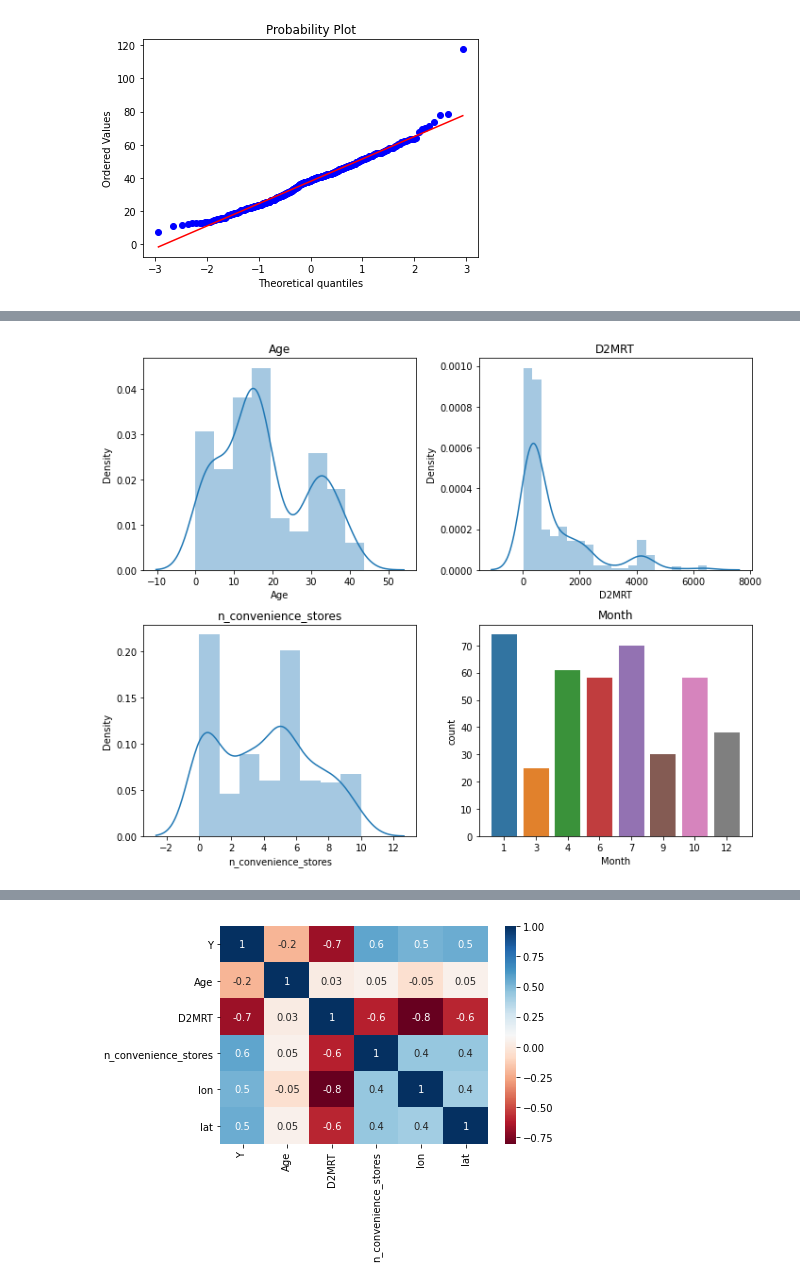
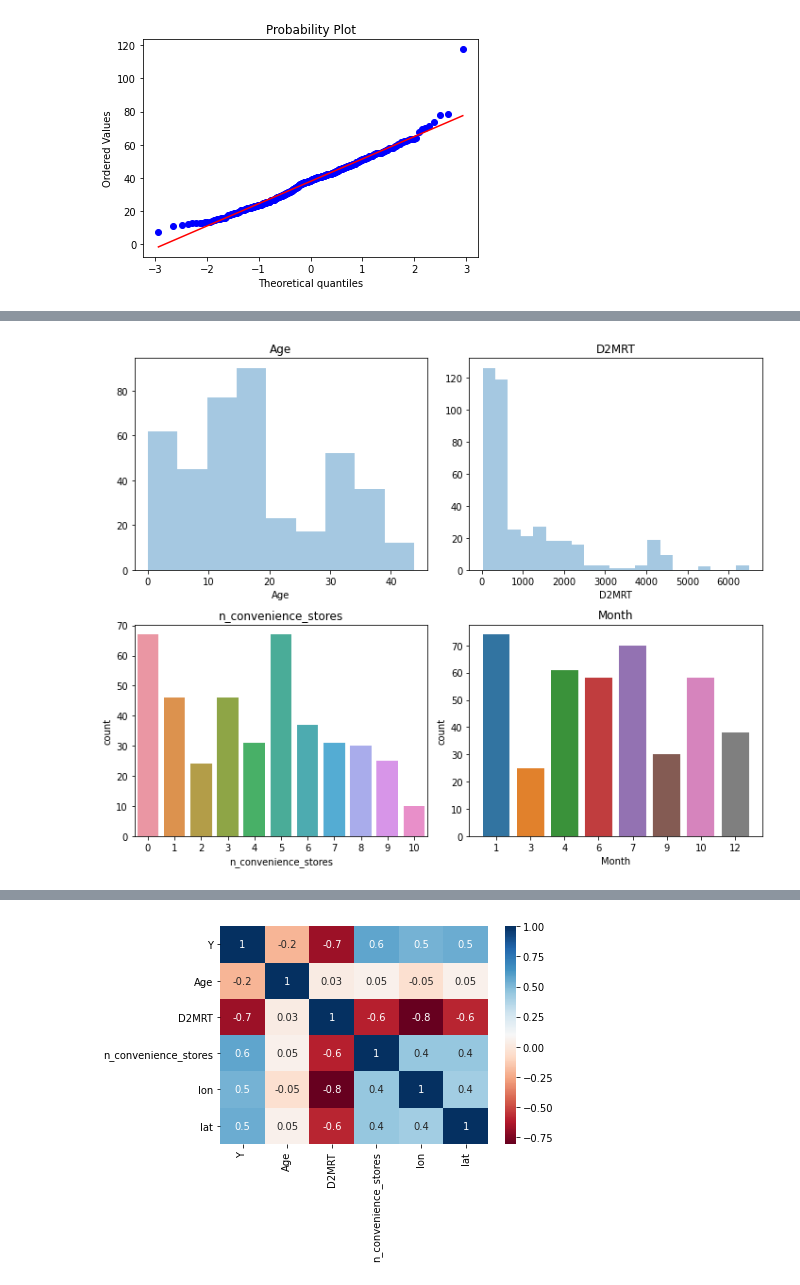
Before and after one commit to GallonShih/Projects, a Jupyter notebook: SideProject/04_UCI_Real_estate_valuation/Real Estate Valuation_V2.0.0.ipynb, the cells around one changed output, grey strips where cells are left out. Cells and saved outputs as stored; diff of their text form; code cells hidden in the pictures.

```diff
--- a/SideProject/04_UCI_Real_estate_valuation/Real Estate Valuation_V2.0.0.ipynb
+++ b/SideProject/04_UCI_Real_estate_valuation/Real Estate Valuation_V2.0.0.ipynb
@@ -662,30 +712,30 @@ res = st.probplot(df_train['Y'],plot=plt)
 # %%
 # 單變數
 
 # 設定繪圖區域的長與寬
 fig = plt.figure(figsize = (10, 8), dpi=72,
            facecolor="white",edgecolor="green")
 
 # 設定子圖
 ax_1 = fig.add_subplot(2, 2, 1)
-sns.distplot(df_train.loc[:, 'Age'])
+sns.distplot(df_train.loc[:, 'Age'], kde=False)
 ax_1.set_title("Age")
 
 ax_2 = fig.add_subplot(2, 2, 2)
-sns.distplot(df_train.loc[:, 'D2MRT'])
+sns.distplot(df_train.loc[:, 'D2MRT'], kde=False)
 ax_2.set_title("D2MRT")
 
 ax_3 = fig.add_subplot(2, 2, 3)
-sns.distplot(df_train.loc[:, 'n_convenience_stores'])
+sns.countplot(df_train.loc[:, 'n_convenience_stores'])
 ax_3.set_title("n_convenience_stores")
 
 ax_4 = fig.add_subplot(2, 2, 4)
 sns.countplot(x='Month',data=df_train)
 ax_4.set_title("Month")
 
 fig.tight_layout() # 子圖間距
 plt.plot()
 plt.show()
 # %% [output]
-[figure, old version]
+[figure, new version]
 # %%
```
Also changed, not shown: parts of 33 cells of this notebook, 4 other files.
